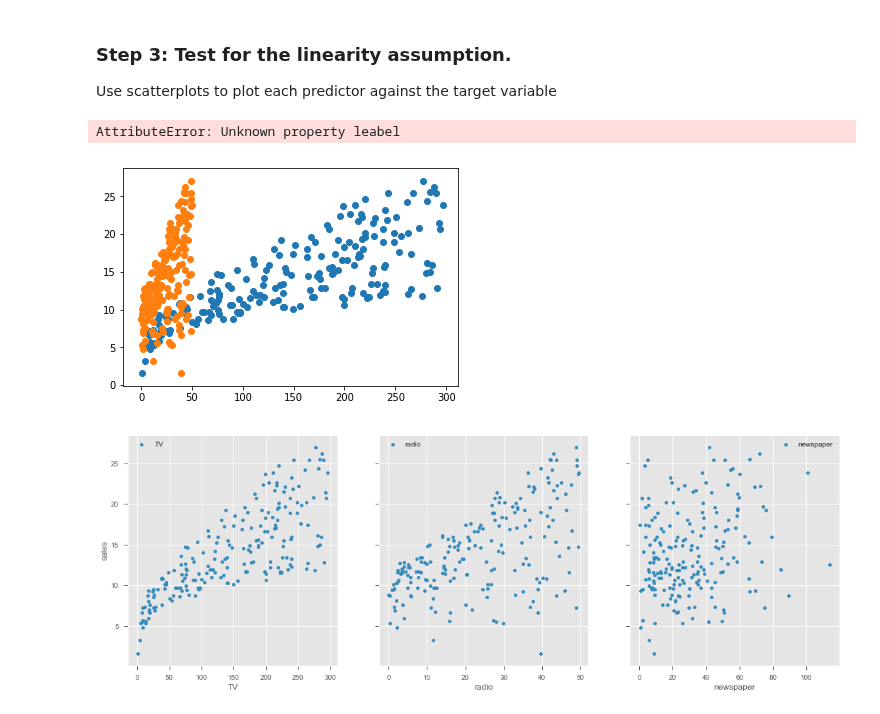
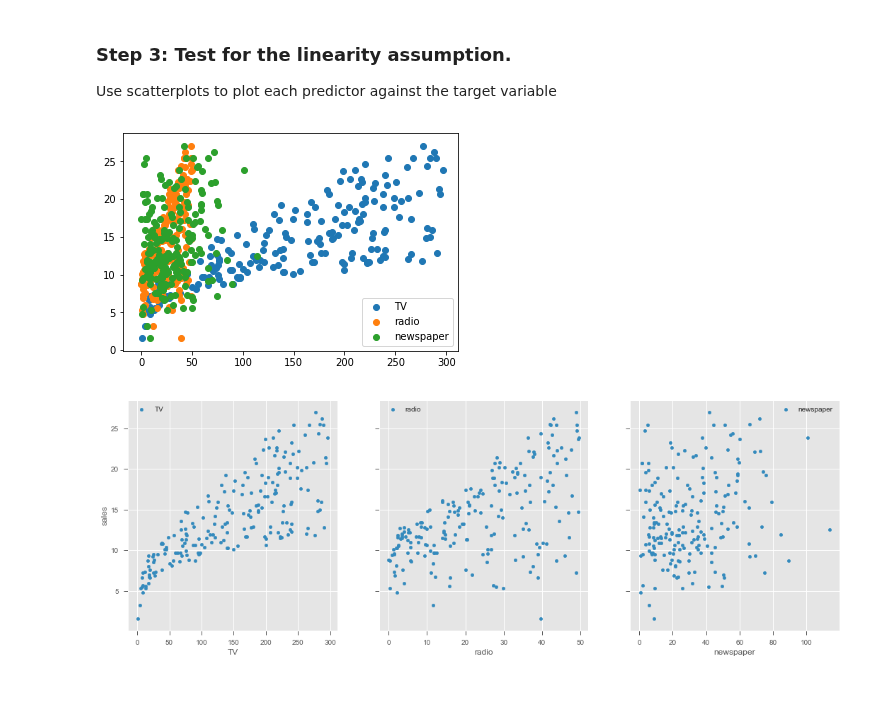
Before and after one commit to mandoiwanaga/dsc-01-10-13-regression-statsmodels-lab-seattle-ds-career-040119, a Jupyter notebook: index.ipynb, the cells around one changed output. Cells and saved outputs as stored; diff of their text form; code cells hidden in the pictures.

```diff
--- a/index.ipynb
+++ b/index.ipynb
@@ -86,12 +86,11 @@ Use scatterplots to plot each predictor against the target variable
 # %%
 plt.scatter(df['TV'], df['sales'], label='TV')
 plt.scatter(df['radio'], df['sales'], label='radio')
-plt.scatter(df['newspaper'], df['sales'], leabel='newspaper')
+plt.scatter(df['newspaper'], df['sales'], label='newspaper')
 plt.legend()
 plt.show()
 # %% [output]
-AttributeError: Unknown property leabel
-[figure, old version]
+[figure, new version]
 # %%
 # visualize the relationship between the preditors and the target using scatterplots
 # %% [output]
```
